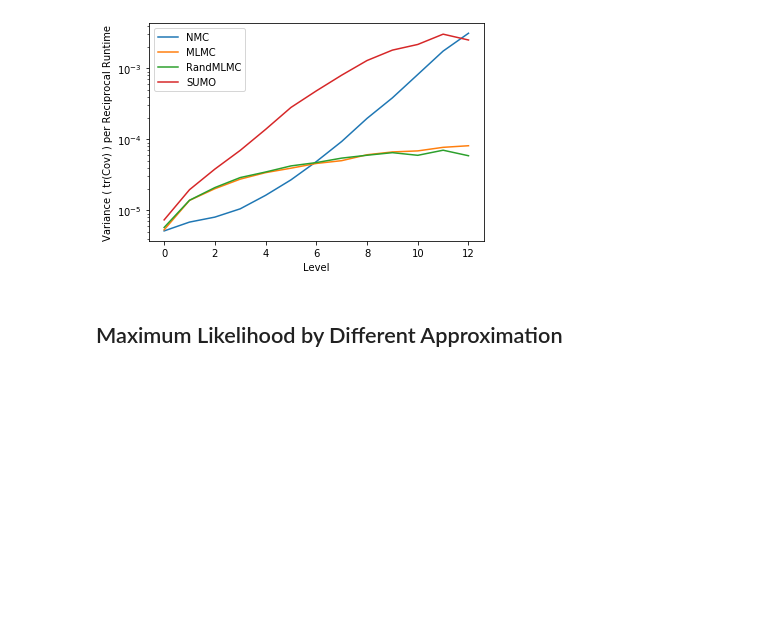
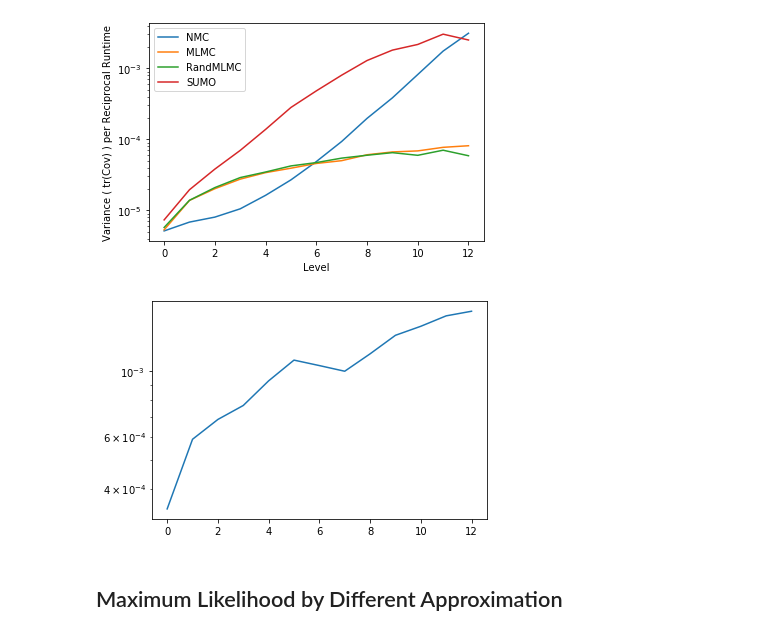
Before and after one commit to Goda-Research-Group/mlmc-model-evidence, a Jupyter notebook: notebooks/Random_Effect_Logistic_Regression.ipynb, the cells around one changed output. Cells and saved outputs as stored; diff of their text form; code cells hidden in the pictures; blank space fills up the shorter version.

```diff
--- a/notebooks/Random_Effect_Logistic_Regression.ipynb
+++ b/notebooks/Random_Effect_Logistic_Regression.ipynb
@@ -725,6 +800,12 @@ plt.ylabel(r'Variance ( tr(Cov) ) per Reciprocal Runtime')
 plt.yscale('log')
 # %% [output]
 [figure]
+# %%
+plt.plot(np.array(ests).var(axis=0).sum(axis=1))
+#plt.plot(runtime['SUMO'])
+plt.yscale('log')
+# %% [output]
+[figure, added]
 # %% [markdown]
 ## Maximum Likelihood by Different Approximation
 # %%
```
Also changed, not shown: parts of 5 cells of this notebook.
